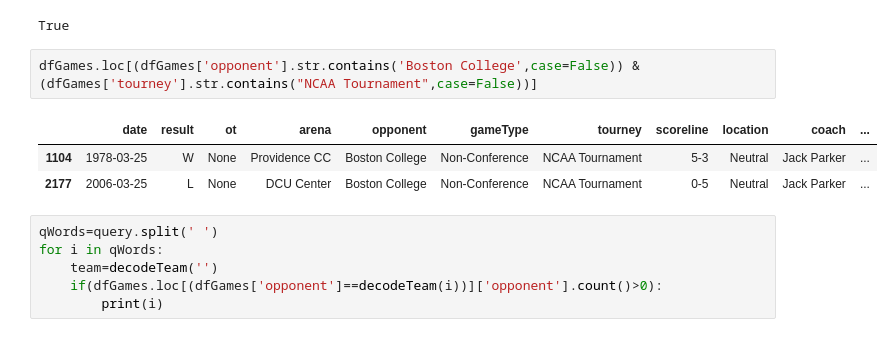
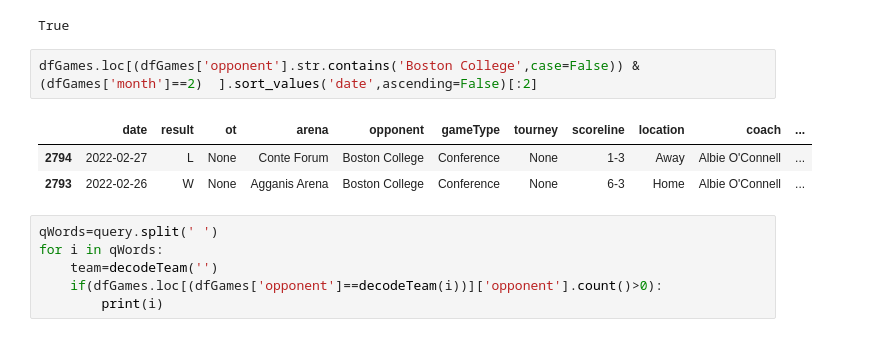
Before and after one commit to redsoxfan2194/buhockeystats, a Jupyter notebook: BU Record Book-Clean.ipynb, the cells around one changed output. Saved outputs shown, nothing was run; the diff lists cells and outputs as text.

```diff
--- a/BU Record Book-Clean.ipynb
+++ b/BU Record Book-Clean.ipynb
@@ -605,11 +651,11 @@ Tourney is: ncaas
 # %% [output]
 True
 # %%
-dfGames.loc[(dfGames['opponent'].str.contains('Boston College',case=False)) & (dfGames['tourney'].str.contains("NCAA Tournament",case=False))]
+dfGames.loc[(dfGames['opponent'].str.contains('Boston College',case=False)) & (dfGames['month']==2)  ].sort_values('date',ascending=False)[:2]
 # %% [output]
 |  | date | result | ot | arena | opponent | gameType | tourney | scoreline | location | coach | ... |
-| 1104 | 1978-03-25 | W | None | Providence CC | Boston College | Non-Conference | NCAA Tournament | 5-3 | Neutral | Jack Parker | ... |
-| 2177 | 2006-03-25 | L | None | DCU Center | Boston College | Non-Conference | NCAA Tournament | 0-5 | Neutral | Jack Parker | ... |
+| 2794 | 2022-02-27 | L | None | Conte Forum | Boston College | Conference | None | 1-3 | Away | Albie O'Connell | ... |
+| 2793 | 2022-02-26 | W | None | Agganis Arena | Boston College | Conference | None | 6-3 | Home | Albie O'Connell | ... |
 # %%
 qWords=query.split(' ')
 for i in qWords:
```
Also changed, not shown: parts of 6 cells of this notebook, 1 other file.
